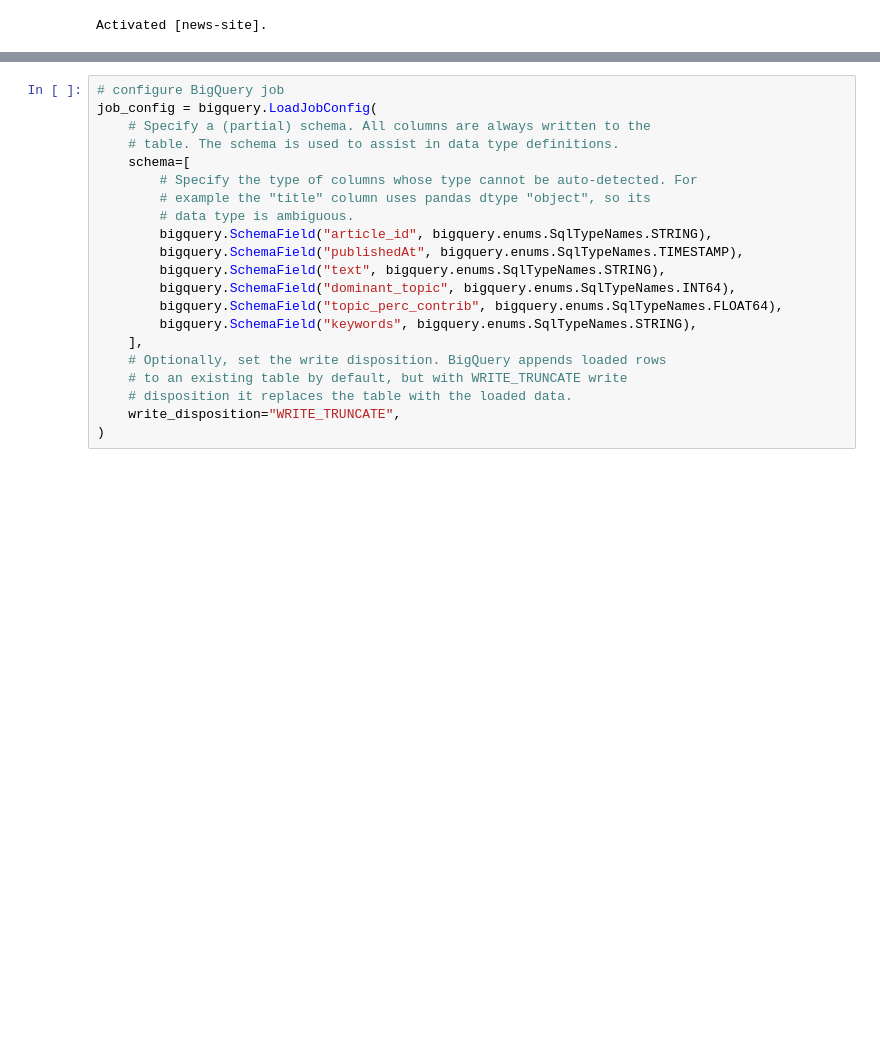
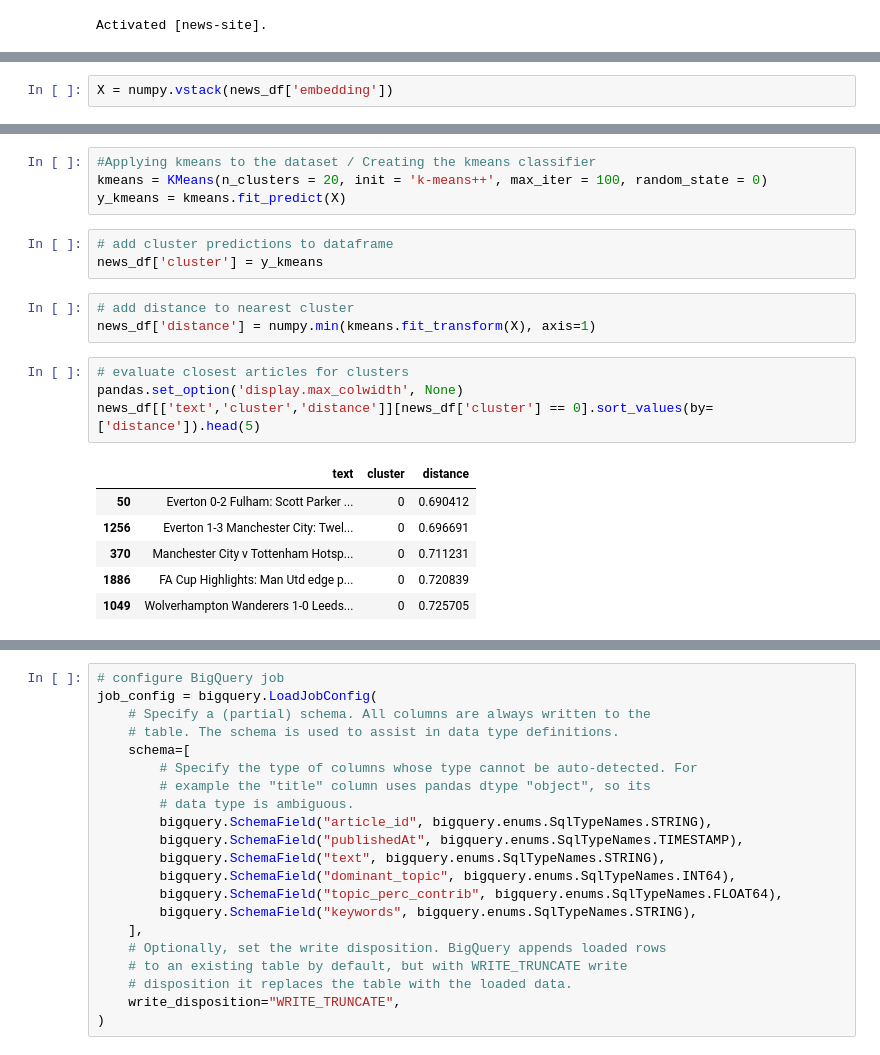
Before and after one commit to slowmosteve/news-app, a Jupyter notebook: modeling/topic-prod.ipynb, the cells around one changed output, grey strips where cells are left out. Drawn from its saved outputs; the diff is of its cells as text; blank space fills up the shorter version.

```diff
--- a/modeling/topic-prod.ipynb
+++ b/modeling/topic-prod.ipynb
@@ -245,0 +103,2 @@ output_df
+# %%
+X = numpy.vstack(news_df['embedding'])
@@ -245,0 +109,21 @@ output_df
+# %%
+#Applying kmeans to the dataset / Creating the kmeans classifier
+kmeans = KMeans(n_clusters = 20, init = 'k-means++', max_iter = 100, random_state = 0)
+y_kmeans = kmeans.fit_predict(X)
+# %%
+# add cluster predictions to dataframe
+news_df['cluster'] = y_kmeans
+# %%
+# add distance to nearest cluster
+news_df['distance'] = numpy.min(kmeans.fit_transform(X), axis=1)
+# %%
+# evaluate closest articles for clusters
+pandas.set_option('display.max_colwidth', None)
+news_df[['text','cluster','distance']][news_df['cluster'] == 0].sort_values(by=['distance']).head(5)
+# %% [output]
+|  | text | cluster | distance |
+| 50 | Everton 0-2 Fulham: Scott Parker ... | 0 | 0.690412 |
+| 1256 | Everton 1-3 Manchester City: Twel... | 0 | 0.696691 |
+| 370 | Manchester City v Tottenham Hotsp... | 0 | 0.711231 |
+| 1886 | FA Cup Highlights: Man Utd edge p... | 0 | 0.720839 |
+| 1049 | Wolverhampton Wanderers 1-0 Leeds... | 0 | 0.725705 |
```
Also changed, not shown: parts of 37 cells of this notebook.
